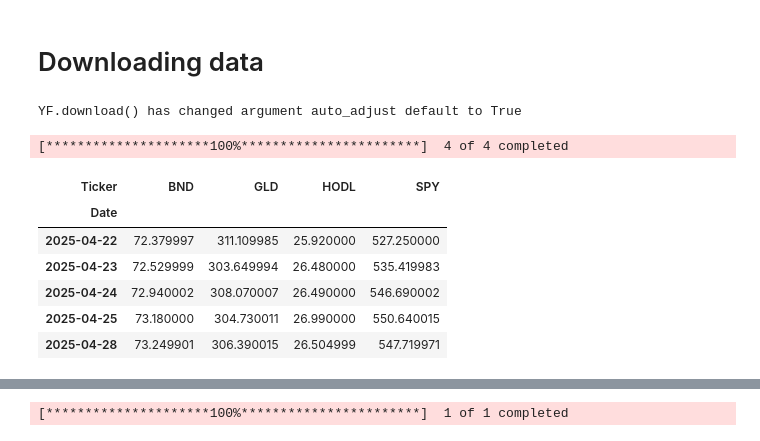
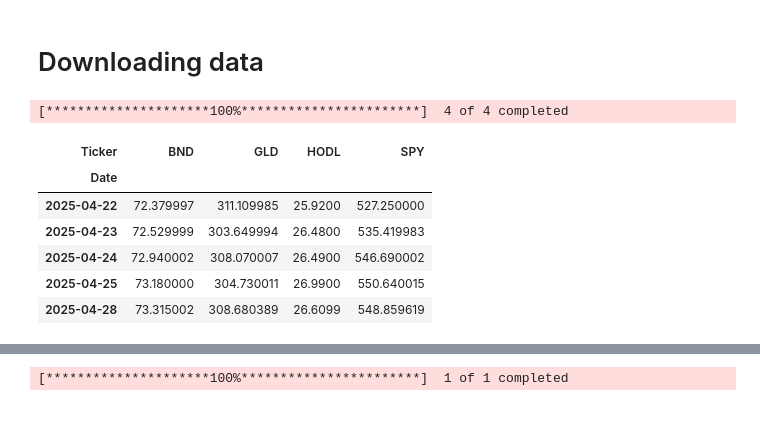
Before and after one commit to AlexanderJarvheden/PortfolioManagement-ML, a Jupyter notebook: black_litterman.ipynb, the cells around one changed output, grey strips where cells are left out. Drawn from its saved outputs; the diff is of its cells as text; code cells hidden in the pictures.

```diff
--- a/black_litterman.ipynb
+++ b/black_litterman.ipynb
@@ -17,20 +19,19 @@ from pypfopt import EfficientFrontier, objective_functions
 # %%
-ETFs = ["SPY", "BND", "GLD", "HODL"]
+ETFs = ["SPY", "BND", "GLD", "HODL.PA"]
 ohlc = yf.download(ETFs, period="15y")  # Open, High, Low, Close
 closing_prices = ohlc["Close"]
 closing_prices.tail()
 
 # Shows closing prices for the ETFs the last 5 days.
 # %% [output]
-YF.download() has changed argument auto_adjust default to True
+[*********************100%***********************]  4 of 4 completed
-[*********************100%***********************]  4 of 4 completed
 | Ticker | BND | GLD | HODL | SPY |
 | Date |  |  |  |  |
-| 2025-04-22 | 72.379997 | 311.109985 | 25.920000 | 527.250000 |
-| 2025-04-23 | 72.529999 | 303.649994 | 26.480000 | 535.419983 |
-| 2025-04-24 | 72.940002 | 308.070007 | 26.490000 | 546.690002 |
-| 2025-04-25 | 73.180000 | 304.730011 | 26.990000 | 550.640015 |
-| 2025-04-28 | 73.249901 | 306.390015 | 26.504999 | 547.719971 |
+| 2025-04-22 | 72.379997 | 311.109985 | 25.9200 | 527.250000 |
+| 2025-04-23 | 72.529999 | 303.649994 | 26.4800 | 535.419983 |
+| 2025-04-24 | 72.940002 | 308.070007 | 26.4900 | 546.690002 |
+| 2025-04-25 | 73.180000 | 304.730011 | 26.9900 | 550.640015 |
+| 2025-04-28 | 73.315002 | 308.680389 | 26.6099 | 548.859619 |
 # %%
 # Get closing prices, and show 5 latest ones.
 stock_prices = yf.download("SPY", period="15y")["Close"].dropna()
```
Also changed, not shown: parts of 21 cells of this notebook, 2 other files.
